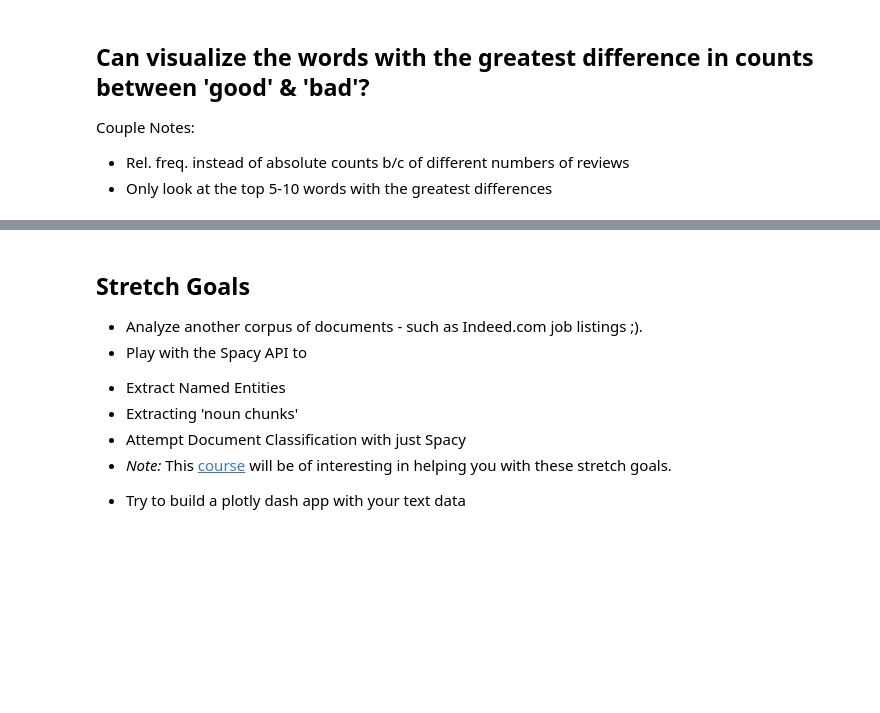
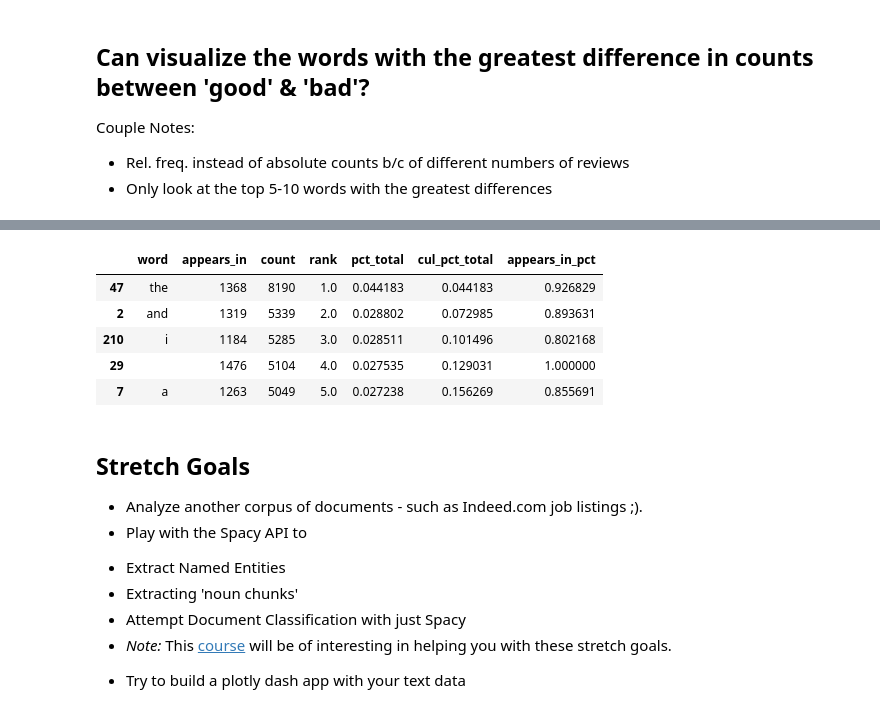
Before and after one commit to dakotagporter/DS-Unit-4-Sprint-1-NLP, a Jupyter notebook: module1-text-data/LS_DS_411_Text_Data_Assignment.ipynb, the cells around one changed output, grey strips where cells are left out. Cells and saved outputs as stored; diff of their text form; code cells hidden in the pictures; blank space fills up the shorter version.

```diff
--- a/module1-text-data/LS_DS_411_Text_Data_Assignment.ipynb
+++ b/module1-text-data/LS_DS_411_Text_Data_Assignment.ipynb
@@ -149,0 +200,10 @@ Couple Notes:
+# %%
+bad_wc = count(bad["tokens"])
+bad_wc.head()
+# %% [output]
+|  | word | appears_in | count | rank | pct_total | cul_pct_total | appears_in_pct |
+| 47 | the | 1368 | 8190 | 1.0 | 0.044183 | 0.044183 | 0.926829 |
+| 2 | and | 1319 | 5339 | 2.0 | 0.028802 | 0.072985 | 0.893631 |
+| 210 | i | 1184 | 5285 | 3.0 | 0.028511 | 0.101496 | 0.802168 |
+| 29 |  | 1476 | 5104 | 4.0 | 0.027535 | 0.129031 | 1.000000 |
+| 7 | a | 1263 | 5049 | 5.0 | 0.027238 | 0.156269 | 0.855691 |
```
Also changed, not shown: parts of 20 cells of this notebook.
